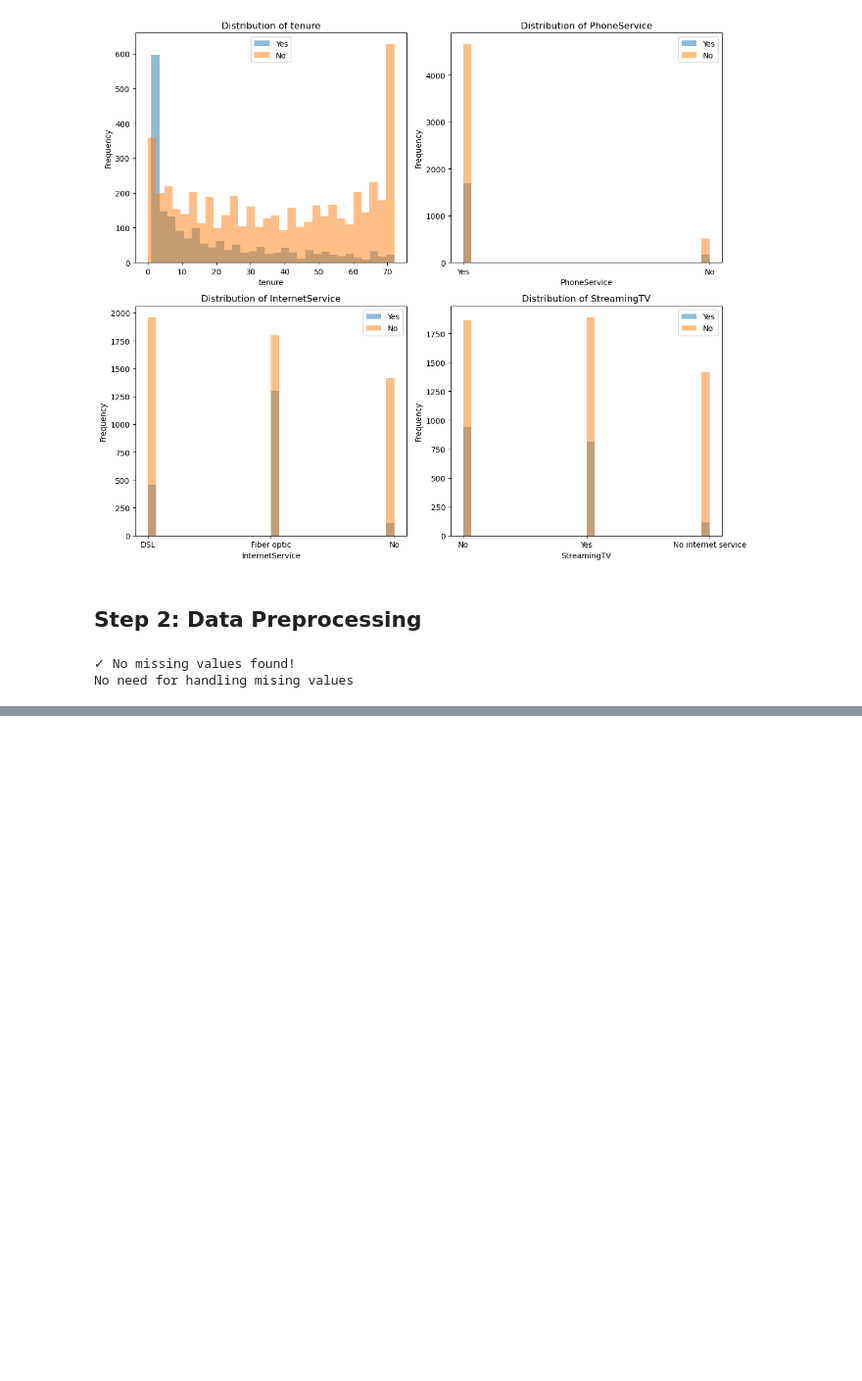
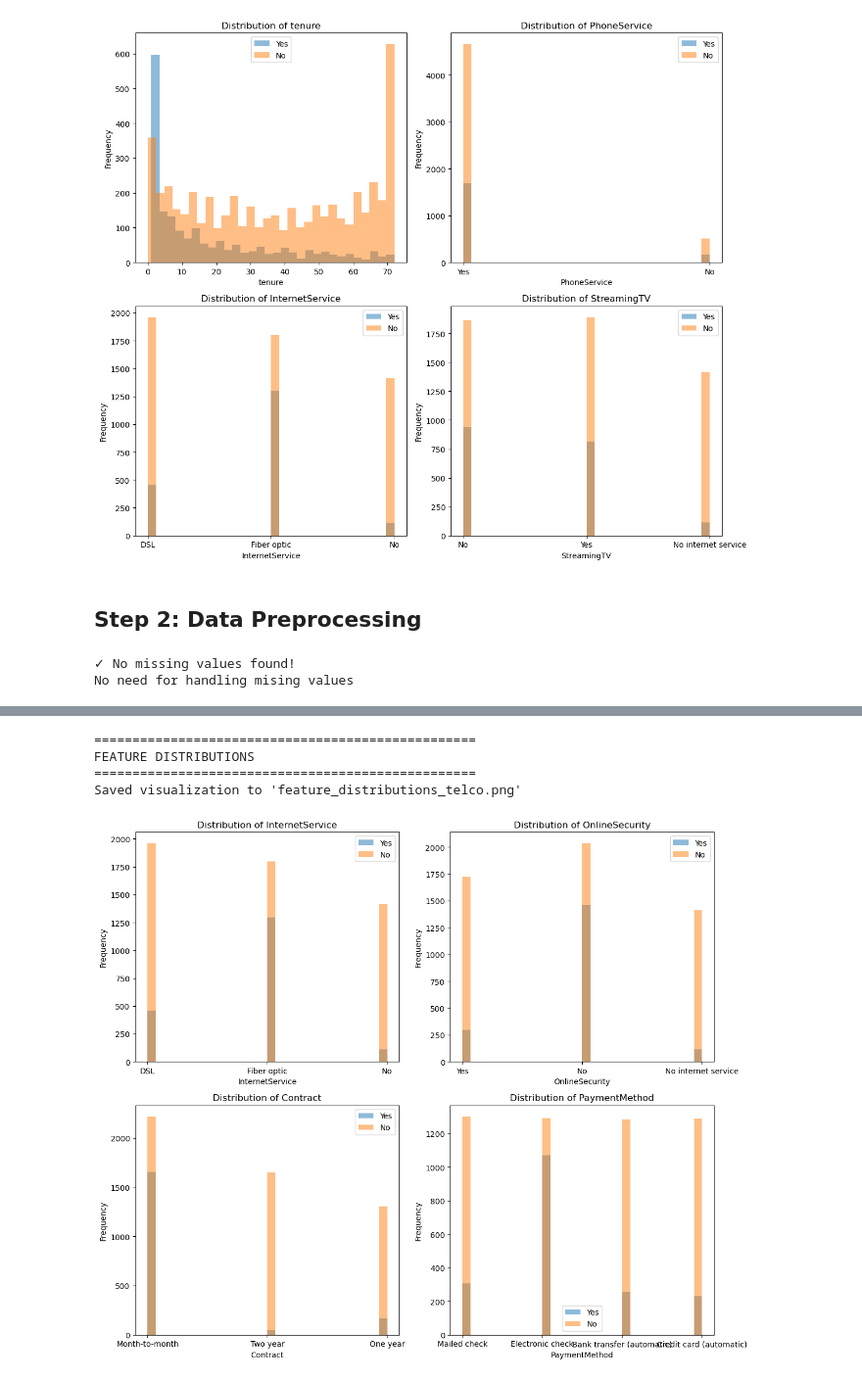
Before and after one commit to charliemb75/myfirstlab, a Jupyter notebook: Lab3_sklearn/customer_churn_prediction.ipynb, the cells around one changed output, grey strips where cells are left out. Shown at 98% size. Drawn from its saved outputs; the diff is of its cells as text; code cells hidden in the pictures; blank space fills up the shorter version.

```diff
--- a/Lab3_sklearn/customer_churn_prediction.ipynb
+++ b/Lab3_sklearn/customer_churn_prediction.ipynb
@@ -21,6 +21,7 @@ from sklearn.metrics import accuracy_score, precision_score, recall_score, confu
 # %%
 # Import the Telco Customer Churn dataset, Load it into a pandas DataFrame
 df = pd.read_csv('data_telco/WA_Fn-UseC_-Telco-Customer-Churn.csv')
+df_orig = df.copy()
 
 # Explore the dataset: shape, columns, data types, missing values
 print(f"Dataset loaded successfully!")
@@ -111,0 +269,32 @@ df = df.select_dtypes(include=[np.number]) # Keep everything that is a number
+# %%
+# Visualize some key features
+print("\n" + "="*50)
+print("FEATURE DISTRIBUTIONS")
+print("="*50)
+
+# Select a few representative features to visualize
+
+# key_features = ['SeniorCitizen', 'Partner', 'Dependents', 'tenure', 'InternetService', 'OnlineSecurity', 'OnlineBackup', 'DeviceProtection', 'TechSupport', 'Contract', 'PaymentMethod']
+key_features = ['InternetService', 'OnlineSecurity', 'Contract', 'PaymentMethod']
+
+fig, axes = plt.subplots(2, 2, figsize=(12, 10))
+axes = axes.ravel()
+
+for idx, feature in enumerate(key_features):
+    axes[idx].hist(df_orig[df_orig['Churn'] == 'Yes'][feature], alpha=0.5, label='Yes', bins=30)
+    axes[idx].hist(df_orig[df_orig['Churn'] == 'No'][feature], alpha=0.5, label='No', bins=30)
+    axes[idx].set_xlabel(feature)
+    axes[idx].set_ylabel('Frequency')
+    axes[idx].set_title(f'Distribution of {feature}')
+    axes[idx].legend()
+
+plt.tight_layout()
+plt.savefig('feature_distributions_telco.png', dpi=150, bbox_inches='tight')
+print("Saved visualization to 'feature_distributions_telco.png'")
+plt.show()
+# %% [output]
+==================================================
+FEATURE DISTRIBUTIONS
+==================================================
+Saved visualization to 'feature_distributions_telco.png'
+[figure, added]
```
Also changed, not shown: parts of 18 cells of this notebook, 6 other files.
